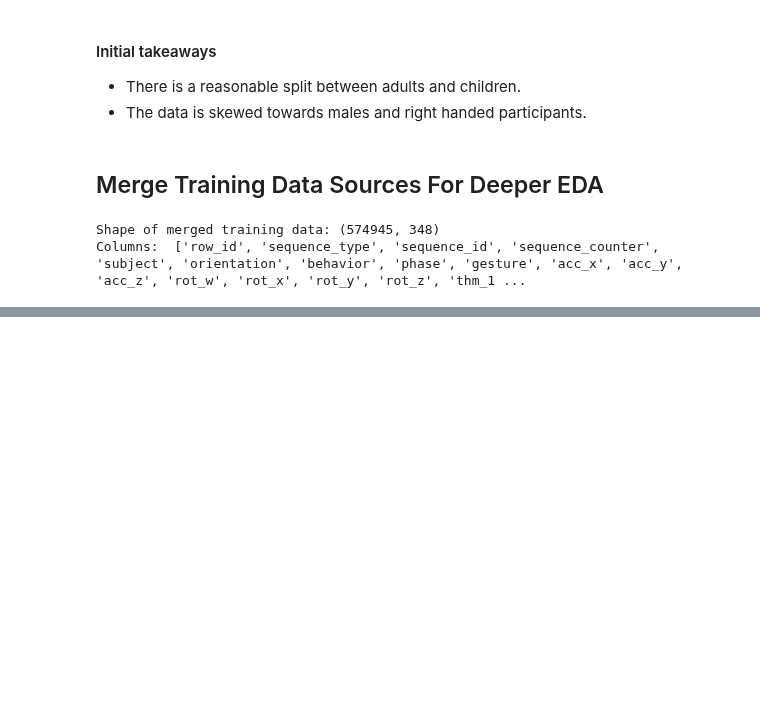
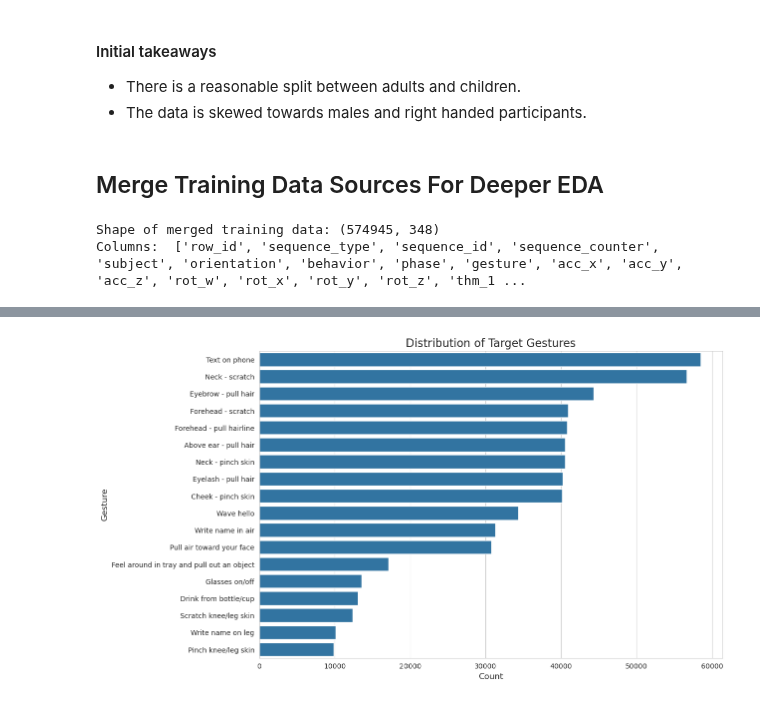
Before and after one commit to bachaudhry/kaggle-cmi-detect-behavior, a Jupyter notebook: 01-initial.ipynb, the cells around one changed output, grey strips where cells are left out. Saved outputs shown, nothing was run; the diff lists cells and outputs as text; code cells hidden in the pictures; blank space fills up the shorter version.

Commit message:
Deeper eda with IMU plots

```diff
--- a/01-initial.ipynb
+++ b/01-initial.ipynb
@@ -273,3 +273,14 @@ display_all(train_full.head())
 | 2 | SEQ_000007_000002 | Target | SEQ_000007 | 2 | SUBJ_059520 | Seated Lean Non Dom - FACE DOWN | Relaxes and moves hand to target ... | Transition | ... |
 | 3 | SEQ_000007_000003 | Target | SEQ_000007 | 3 | SUBJ_059520 | Seated Lean Non Dom - FACE DOWN | Relaxes and moves hand to target ... | Transition | ... |
 | 4 | SEQ_000007_000004 | Target | SEQ_000007 | 4 | SUBJ_059520 | Seated Lean Non Dom - FACE DOWN | Relaxes and moves hand to target ... | Transition | ... |
+# %%
+# Target variable distribution - Gesture
+gesture = train_full['gesture']
+
+sns.countplot(y=gesture, order=gesture.value_counts().index)
+plt.title('Distribution of Target Gestures', fontsize=16)
+plt.xlabel('Count', fontsize=12)
+plt.ylabel('Gesture', fontsize=12)
+plt.show();
+# %% [output]
+[figure, added]
```
Also changed, not shown: parts of 2 cells of this notebook.
